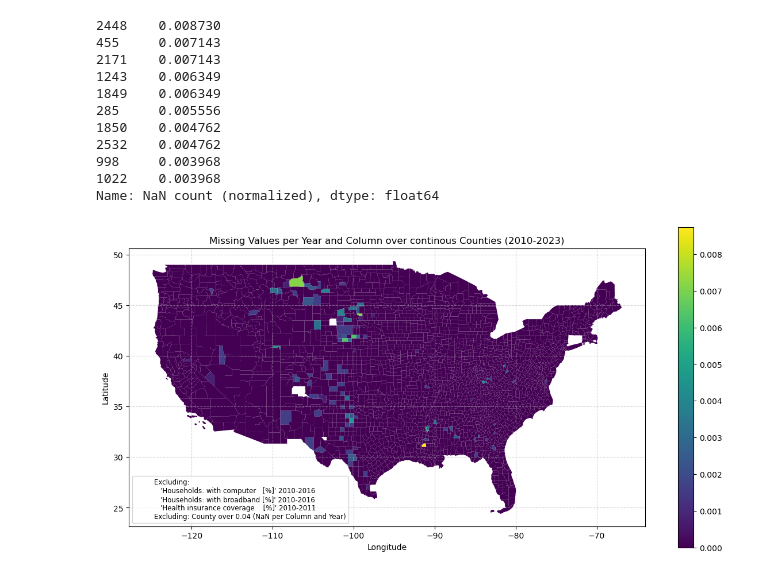
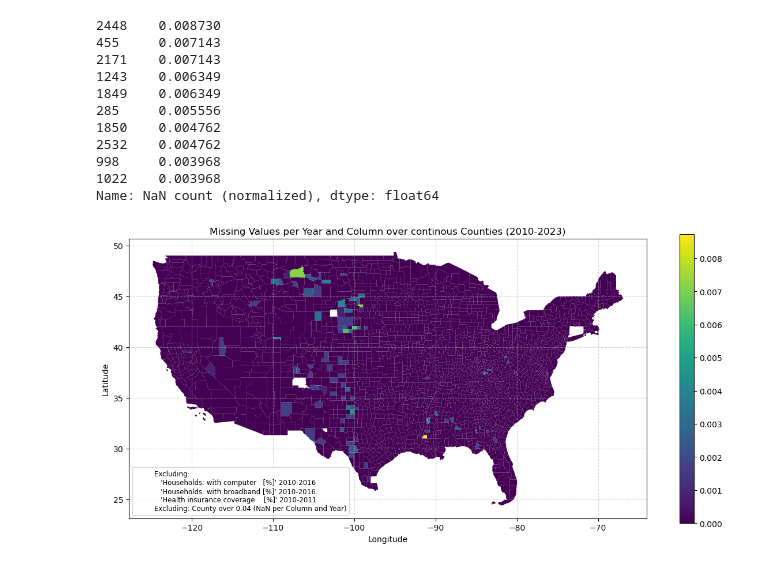
Before and after one commit to simon-0006/Data-Science-GESS---Group-Project, a Jupyter notebook: US_0/Analyse/Code/data_quality.ipynb, the cells around one changed output. Cells and saved outputs as stored; diff of their text form; code cells hidden in the pictures.

```diff
--- a/US_0/Analyse/Code/data_quality.ipynb
+++ b/US_0/Analyse/Code/data_quality.ipynb
@@ -82,18 +82,18 @@ Name: NaN count (normalized), dtype: float64
 # %%
 fig, ax = plt.subplots(figsize=(12, 6))
 
-gdf.plot(column="NaN count (normalized)", cmap="viridis", legend=True, ax=ax)
+gdf.plot(column="NaN count (normalized)", cmap="viridis", legend=True, ax=ax, legend_kwds={'shrink': 0.9})
 
 ax.set_title("Missing Values per Year and Column over continous Counties (2010-2023)")
 ax.set_xlabel("Longitude")
 ax.set_ylabel("Latitude")
 
 plt.grid(True, linestyle='--', alpha=0.5)
 plt.tight_layout()
 
 patch = mpatches.Patch(color='none', label=label)
 plt.legend(handles=[patch], loc='lower left', fontsize=8.5)
 
 plt.show()
 # %% [output]
-[figure, old version]
+[figure, new version]
```
Also changed, not shown: 6 other files.
